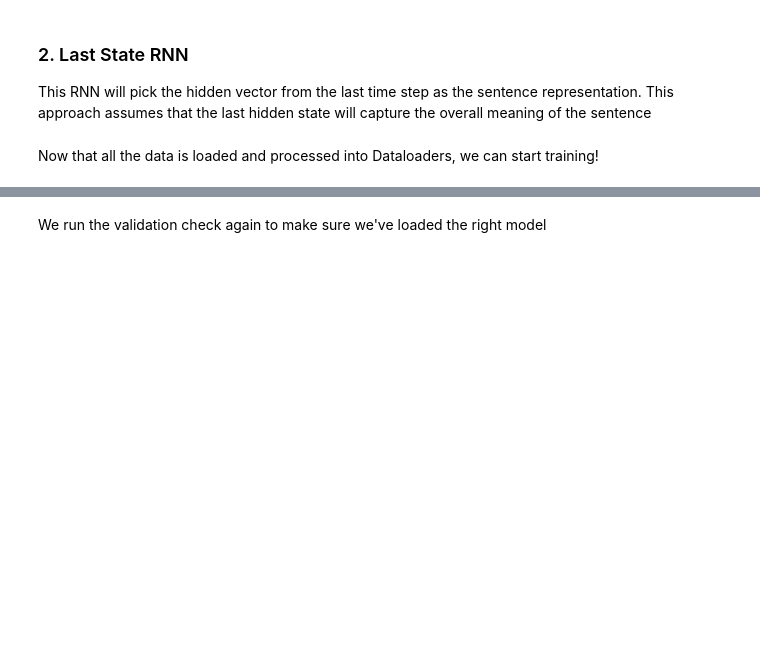
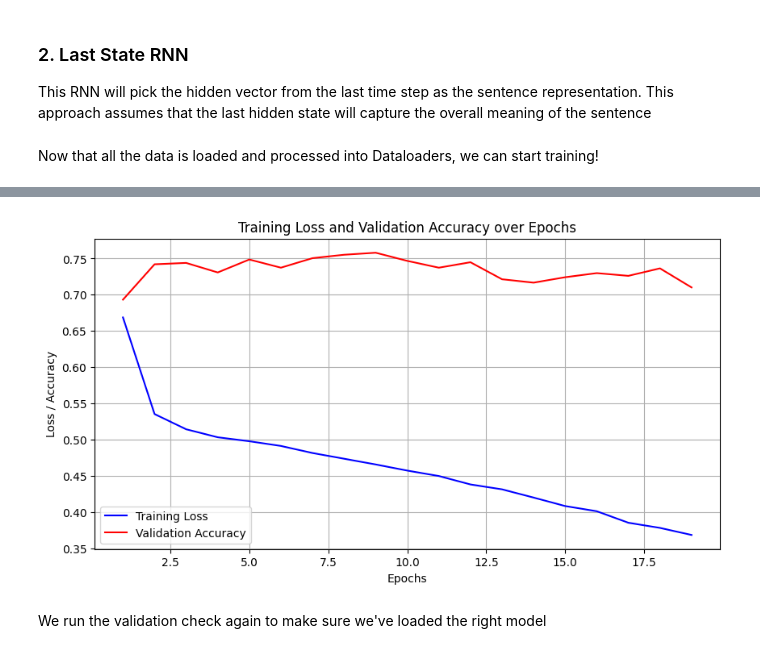
Before and after one commit to qkm2000/sc4002, a Jupyter notebook: Part_2.ipynb, the cells around one changed output, grey strips where cells are left out. Cells and saved outputs as stored; diff of their text form; code cells hidden in the pictures; blank space fills up the shorter version.

```diff
--- a/Part_2.ipynb
+++ b/Part_2.ipynb
@@ -183,7 +172,7 @@ model = RNNModel(
 # %% [markdown]
 Now that all the data is loaded and processed into Dataloaders, we can start training!
 # %%
-train(
+losses, accuracies = train(
     model=model,
     trn_dataloader=trn_dataloader,
     val_dataloader=val_dataloader,
@@ -229,3 +205,7 @@ train_and_plot(
+# %%
+plot_loss_accuracy(losses, accuracies)
+# %% [output]
+[figure, added]
 # %% [markdown]
 We run the validation check again to make sure we've loaded the right model
 # %%
```
Also changed, not shown: parts of 22 cells of this notebook, 1 other file.
